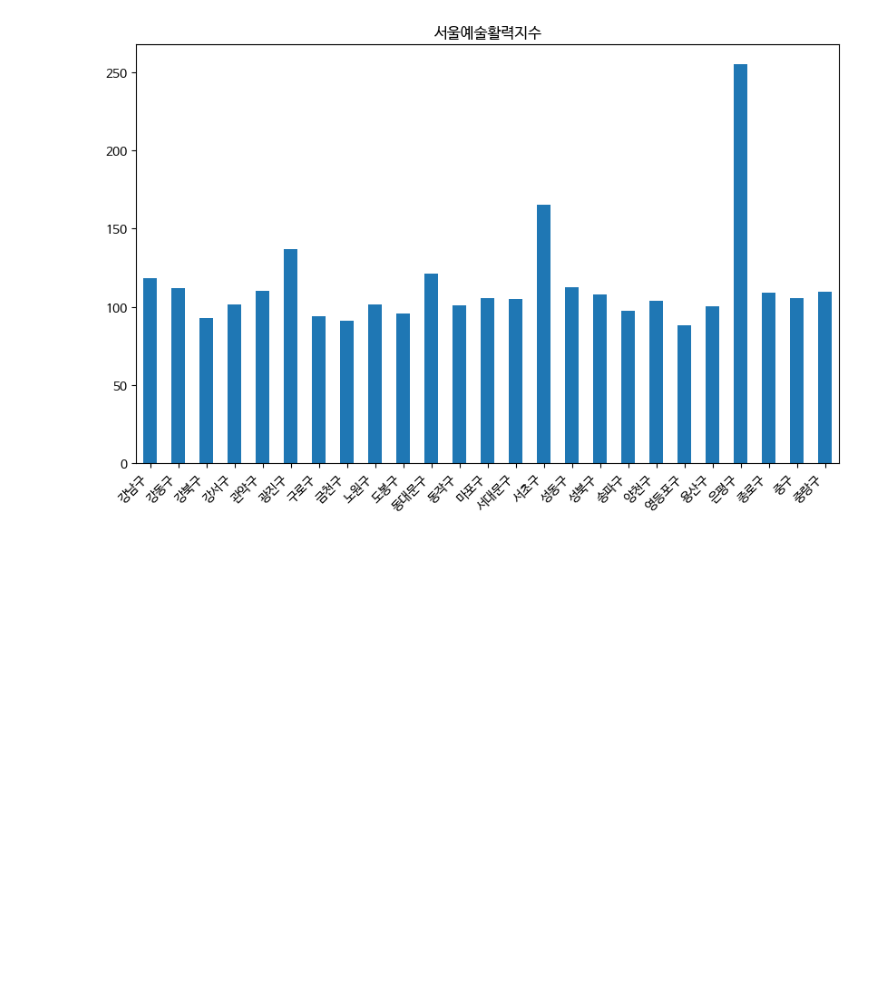
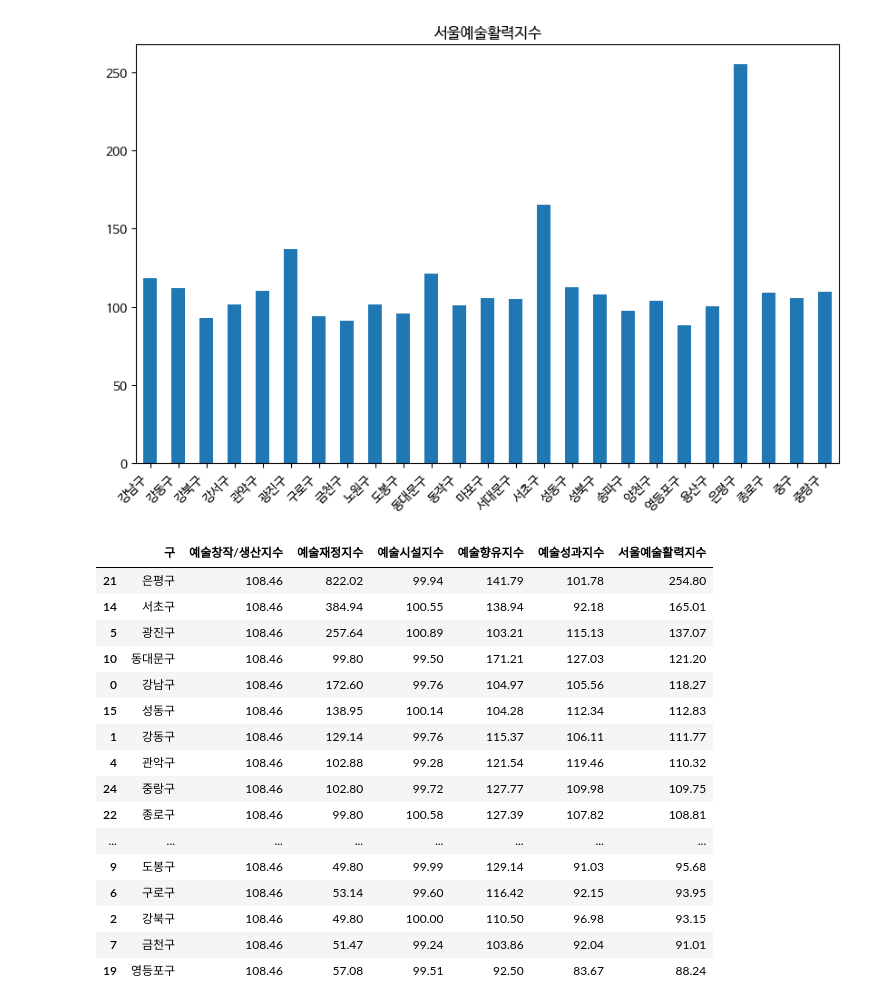
Before and after one commit to eunjuyummy/Arts_Pulse, a Jupyter notebook: data/seoul/the_final_index/Seoul_arts_index.ipynb, the cells around one changed output. Saved outputs shown, nothing was run; the diff lists cells and outputs as text; code cells hidden in the pictures; blank space fills up the shorter version.

```diff
--- a/data/seoul/the_final_index/Seoul_arts_index.ipynb
+++ b/data/seoul/the_final_index/Seoul_arts_index.ipynb
@@ -226,3 +226,24 @@ plt.xticks(range(len(districts)), districts, rotation=45, ha='right')
 plt.show()
 # %% [output]
 [figure]
+# %%
+Seoul_arts_index = Seoul_arts_index.sort_values(by='서울예술활력지수', ascending=False)
+Seoul_arts_index
+# %% [output]
+|  | 구 | 예술창작/생산지수 | 예술재정지수 | 예술시설지수 | 예술향유지수 | 예술성과지수 | 서울예술활력지수 |
+| 21 | 은평구 | 108.46 | 822.02 | 99.94 | 141.79 | 101.78 | 254.80 |
+| 14 | 서초구 | 108.46 | 384.94 | 100.55 | 138.94 | 92.18 | 165.01 |
+| 5 | 광진구 | 108.46 | 257.64 | 100.89 | 103.21 | 115.13 | 137.07 |
+| 10 | 동대문구 | 108.46 | 99.80 | 99.50 | 171.21 | 127.03 | 121.20 |
+| 0 | 강남구 | 108.46 | 172.60 | 99.76 | 104.97 | 105.56 | 118.27 |
+| 15 | 성동구 | 108.46 | 138.95 | 100.14 | 104.28 | 112.34 | 112.83 |
+| 1 | 강동구 | 108.46 | 129.14 | 99.76 | 115.37 | 106.11 | 111.77 |
+| 4 | 관악구 | 108.46 | 102.88 | 99.28 | 121.54 | 119.46 | 110.32 |
+| 24 | 중랑구 | 108.46 | 102.80 | 99.72 | 127.77 | 109.98 | 109.75 |
+| 22 | 종로구 | 108.46 | 99.80 | 100.58 | 127.39 | 107.82 | 108.81 |
+| ... | ... | ... | ... | ... | ... | ... | ... |
+| 9 | 도봉구 | 108.46 | 49.80 | 99.99 | 129.14 | 91.03 | 95.68 |
+| 6 | 구로구 | 108.46 | 53.14 | 99.60 | 116.42 | 92.15 | 93.95 |
+| 2 | 강북구 | 108.46 | 49.80 | 100.00 | 110.50 | 96.98 | 93.15 |
+| 7 | 금천구 | 108.46 | 51.47 | 99.24 | 103.86 | 92.04 | 91.01 |
+| 19 | 영등포구 | 108.46 | 57.08 | 99.51 | 92.50 | 83.67 | 88.24 |
```
Also changed, not shown: parts of 2 cells of this notebook.
